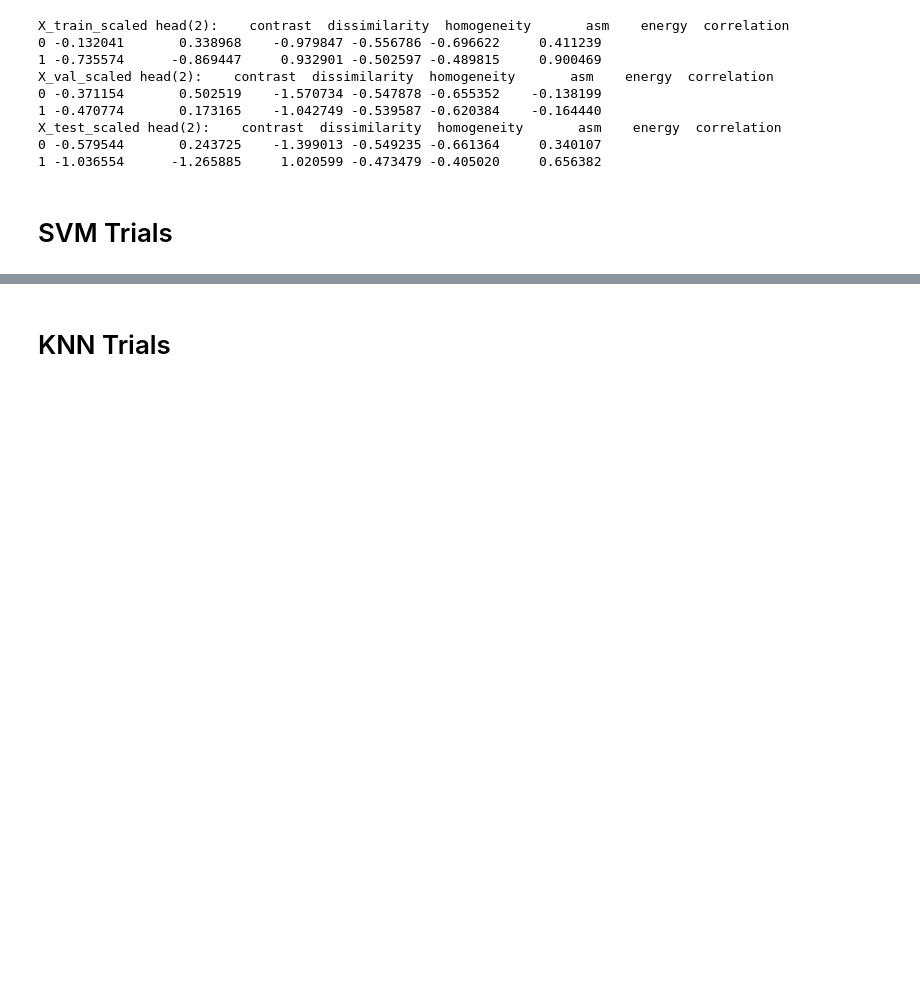
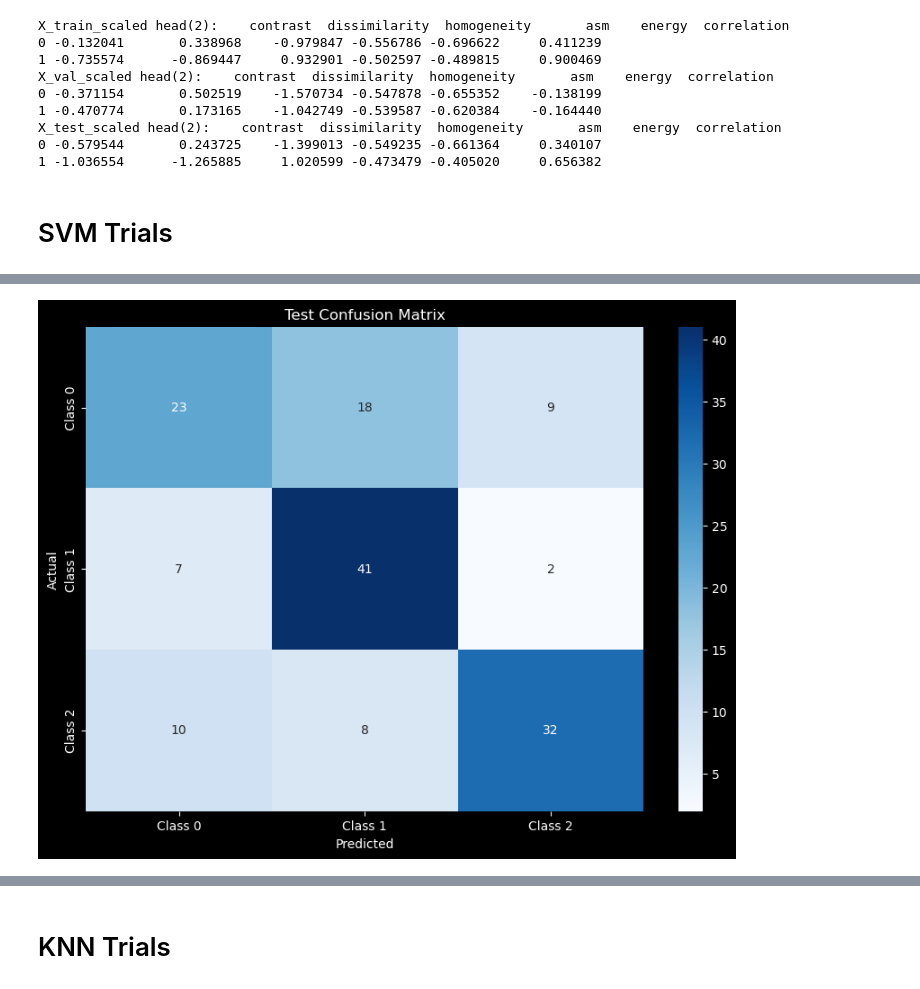
Before and after one commit to Abdulrahman-Mostafa10/Plant-Disease-Detection, a Jupyter notebook: Modelling_part.ipynb, the cells around one changed output, grey strips where cells are left out. Saved outputs shown, nothing was run; the diff lists cells and outputs as text; code cells hidden in the pictures; blank space fills up the shorter version.

Commit message:
[♾️MERGE]: Added the SVM model on the GLCM features

```diff
--- a/Modelling_part.ipynb
+++ b/Modelling_part.ipynb
@@ -304,3 +304,77 @@ X_test_scaled head(2):    contrast  dissimilarity  homogeneity       asm    ener
 1 -1.036554      -1.265885     1.020599 -0.473479 -0.405020     0.656382
 # %% [markdown]
 # SVM Trials
+# %%
+from sklearn.svm import SVC
+
+
+# Define the objective function for Optuna
+def objective_svm(trial):
+    # Define the hyperparameter space
+    param = {
+        "C": trial.suggest_float("C", 1e-3, 1e3, log=True),
+        "kernel": trial.suggest_categorical(
+            "kernel", ["linear", "poly", "rbf", "sigmoid"]
+        ),
+        "gamma": trial.suggest_categorical("gamma", ["scale", "auto"]),
+    }
+
+    # Add 'degree' only if the kernel is 'poly'
+    if param["kernel"] == "poly":
+        param["degree"] = trial.suggest_int("degree", 2, 5)
+
+    # Initialize the SVM model
+    svm_model = SVC(**param)
+
+    # Train on the training set and validate on the validation set
+    svm_model.fit(X_train_scaled_glcm_df, y_train_glcm_df)
+    y_val_pred = svm_model.predict(X_val_scaled_glcm_df)
+    val_accuracy = accuracy_score(y_val_glcm_df, y_val_pred)
+
+    return val_accuracy
+
+
+# Create a study object and optimize the objective function
+study_svm = optuna.create_study(direction="maximize")
+study_svm.optimize(objective_svm, n_trials=350)
+
+# Get the best parameters from the study
+best_svm_params = study_svm.best_params
+print(f"Best parameters found for SVM: {best_svm_params}")
+
+# Train the final SVM model using the best parameters on the full training set
+best_svm_model = SVC(**best_svm_params)
+best_svm_model.fit(X_train_scaled_glcm_df, y_train_glcm_df)
+
+# Evaluate the final model on the validation set
+y_val_pred_svm = best_svm_model.predict(X_val_scaled_glcm_df)
+val_accuracy_svm = accuracy_score(y_val_glcm_df, y_val_pred_svm)
+print(f"Validation accuracy for SVM: {val_accuracy_svm}")
+print("Validation Classification Report for SVM:")
+print(classification_report(y_val_glcm_df, y_val_pred_svm))
+
+# Evaluate the final model on the test set
+y_test_pred_svm = best_svm_model.predict(X_test_scaled_glcm_df)
+test_accuracy_svm = accuracy_score(y_test_glcm_df, y_test_pred_svm)
+print(f"Test accuracy for SVM: {test_accuracy_svm}")
+print("Test Classification Report for SVM:")
+print(classification_report(y_test_glcm_df, y_test_pred_svm))
+
+# Confusion matrix
+cm = confusion_matrix(y_test_glcm_df, y_test_pred_svm)
+
+# Plot confusion matrix
+plt.figure(figsize=(10, 7))
+sns.heatmap(
+    cm,
+    annot=True,
+    fmt="d",
+    cmap="Blues",
+    xticklabels=["Class 0", "Class 1", "Class 2"],
+    yticklabels=["Class 0", "Class 1", "Class 2"],
+)
+plt.xlabel("Predicted")
+plt.ylabel("Actual")
+plt.title("Test Confusion Matrix")
+plt.show()
+# %% [output]
@@ -306,0 +415 @@ X_test_scaled head(2):    contrast  dissimilarity  homogeneity       asm    ener
+[figure, added]
```
Also changed, not shown: parts of 4 cells of this notebook, 1 other file.
